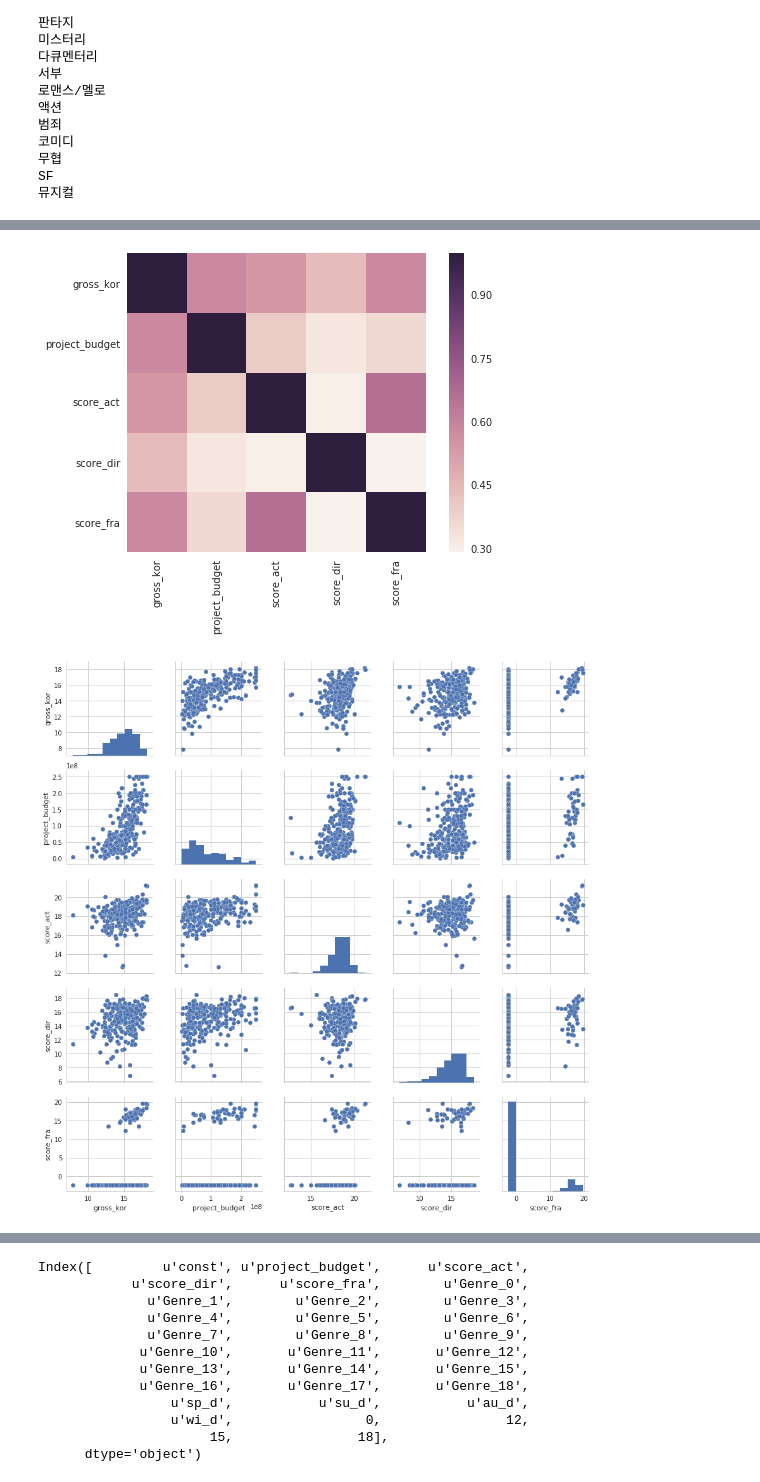
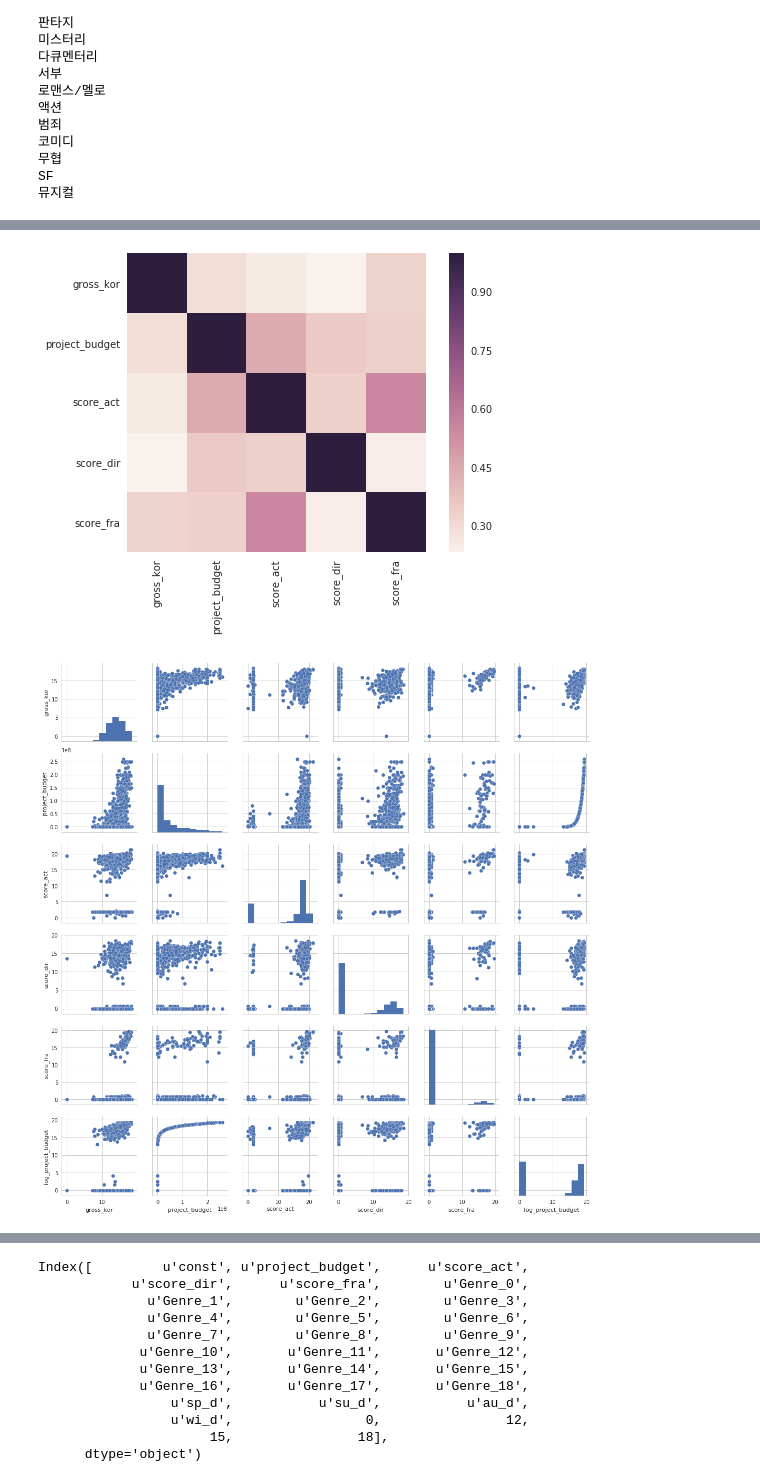
Before and after one commit to SeokJong/DSS4_smallproj_8th, a Jupyter notebook: Preprocess/analysis_1(sum)-Copy1.ipynb, the cells around one changed output, grey strips where cells are left out. Saved outputs shown, nothing was run; the diff lists cells and outputs as text; code cells hidden in the pictures.

```diff
--- a/Preprocess/analysis_1(sum)-Copy1.ipynb
+++ b/Preprocess/analysis_1(sum)-Copy1.ipynb
@@ -75,7 +85,7 @@ for n, line in enumerate(movies):
         if (line[key] == 'NA') or (line[key] == -1):
             line[key] = np.nan
         movie[key] = line[key]
-    if type(movie['nation']) == 'list' and u'한국' in movie['nation'] :
+    if isinstance(movie['nation'], list) and u'한국' in movie['nation'] :
         pass
     else :
         score_act = 0
@@ -93,7 +103,8 @@ for n, line in enumerate(movies):
         data.append(movie)
 df = pd.DataFrame(data)
 # %%
-dfn = df.dropna()
+dfn = df.ix[df['nation'].dropna().index]
+dfn = dfn.fillna(1)
 dfn = dfn.reset_index(drop = 1)
 # %%
 season_dum = pd.DataFrame(np.zeros((len(dfn), 5)),columns = ['sp_d','su_d','au_d','wi_d','season'])
@@ -234,14 +270,15 @@ corrmat = new_dfn.corr()
 sns.heatmap(corrmat,square=1)
 plt.show()
 # %% [output]
-[figure, old version]
+[figure, new version]
 # %%
 new_dfn = df_n0.ix[:,['gross_kor', 'project_budget', 'score_act', 'score_dir', 'score_fra']]
-new_dfn['score_fra'] = np.log(new_dfn['score_fra'] + 0.1)
+new_dfn['score_fra'] = np.log(new_dfn['score_fra'] + 1)
 new_dfn['gross_kor'] = np.log(new_dfn['gross_kor'])
 new_dfn['score_act'] = np.log(new_dfn['score_act'])
 new_dfn['score_dir'] = np.log(new_dfn['score_dir'])
+new_dfn['log_project_budget'] = np.log(new_dfn['project_budget'])
 sns.pairplot(new_dfn)
 plt.show()
 # %% [output]
-[figure, old version]
+[figure, new version]
```
Also changed, not shown: parts of 26 cells of this notebook, 1 other file.
